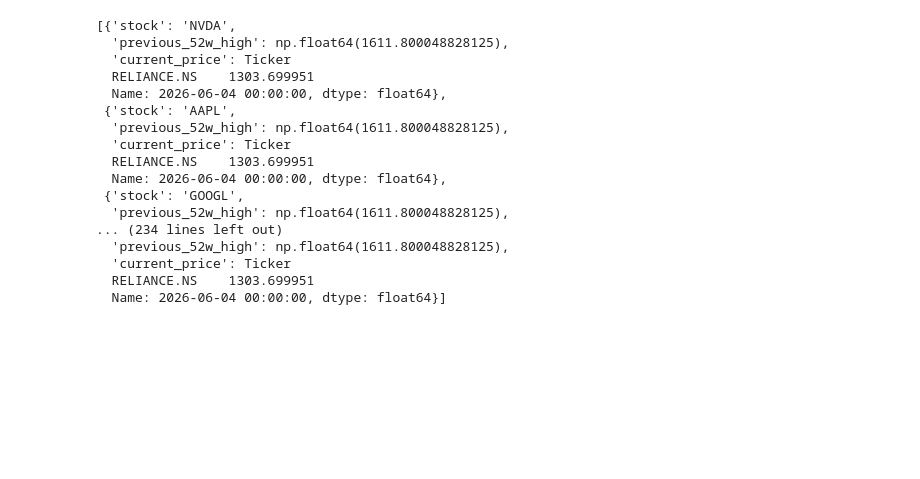
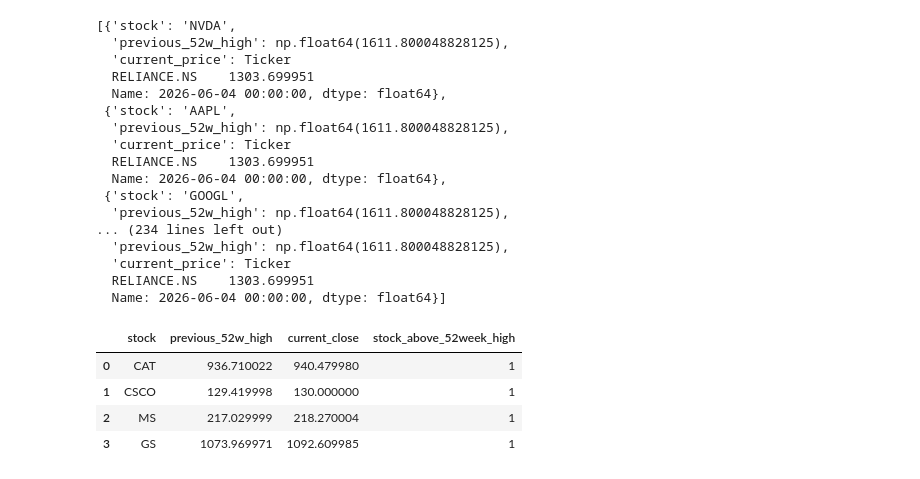
Before and after one commit to Aman19960110/stock_performance_dashboard, a Jupyter notebook: rough.ipynb, the cells around one changed output. Saved outputs shown, nothing was run; the diff lists cells and outputs as text; code cells hidden in the pictures; blank space fills up the shorter version.

```diff
--- a/rough.ipynb
+++ b/rough.ipynb
@@ -300,0 +303,8 @@ data
+# %%
+hf.get_stocks_above_52w_high(market,df_group)
+# %% [output]
+|  | stock | previous_52w_high | current_close | stock_above_52week_high |
+| 0 | CAT | 936.710022 | 940.479980 | 1 |
+| 1 | CSCO | 129.419998 | 130.000000 | 1 |
+| 2 | MS | 217.029999 | 218.270004 | 1 |
+| 3 | GS | 1073.969971 | 1092.609985 | 1 |
```
Also changed, not shown: parts of 10 cells of this notebook, 4 other files.
